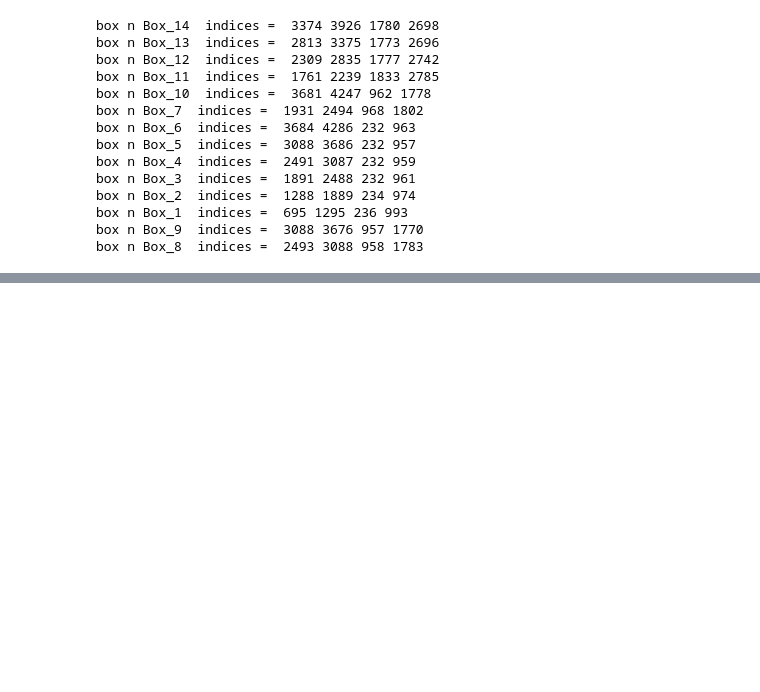
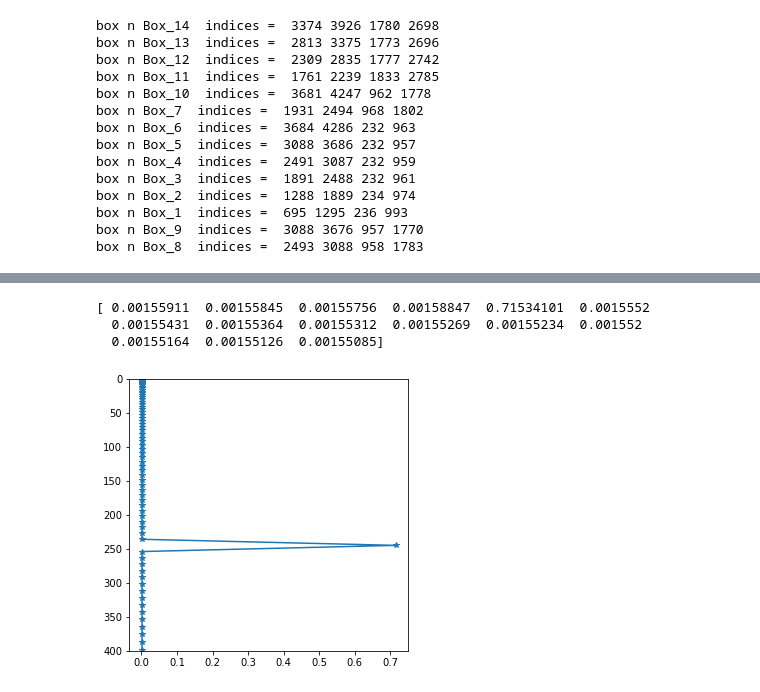
Before and after one commit to auraoupa/CMEMS-diags, a Jupyter notebook: Vert-buoy-flx/2018-03-13-AA-vertical-profiles-wprimebprime-box-m03.ipynb, the cells around one changed output, grey strips where cells are left out. Saved outputs shown, nothing was run; the diff lists cells and outputs as text; code cells hidden in the pictures; blank space fills up the shorter version.

```diff
--- a/Vert-buoy-flx/2018-03-13-AA-vertical-profiles-wprimebprime-box-m03.ipynb
+++ b/Vert-buoy-flx/2018-03-13-AA-vertical-profiles-wprimebprime-box-m03.ipynb
@@ -301,0 +241,24 @@ plt.colorbar()
+# %%
+#box n Box_12  indices =  2309 2835 1777 2742
+
+buoy = xr.open_dataset(buoyfile)['sobuoy']
+tmask = xr.open_dataset(maskfile)['tmask']
+
+buoy12 = buoy[0,:,1777:2742,2309:2835]
+mask = tmask[0,:,1777:2742,2309:2835]
+buoy_mask=ma.masked_where(mask == 0, buoy12)
+
+prof=np.ones(len(dep))
+for k in np.arange(len(dep)):
+    prof[k]=np.nanmean(buoy_mask[k,:,:])
+
+fig, axs = plt.subplots(1,1, figsize=(5, 5))
+axs.plot(prof,dep,'C0*-')
+axs.set_ylim(400,0)
+
+print prof[45:60]
+# %% [output]
+[ 0.00155911  0.00155845  0.00155756  0.00158847  0.71534101  0.0015552
+  0.00155431  0.00155364  0.00155312  0.00155269  0.00155234  0.001552
+  0.00155164  0.00155126  0.00155085]
+[figure, added]
```
Also changed, not shown: parts of 31 cells of this notebook, 1 other file.
